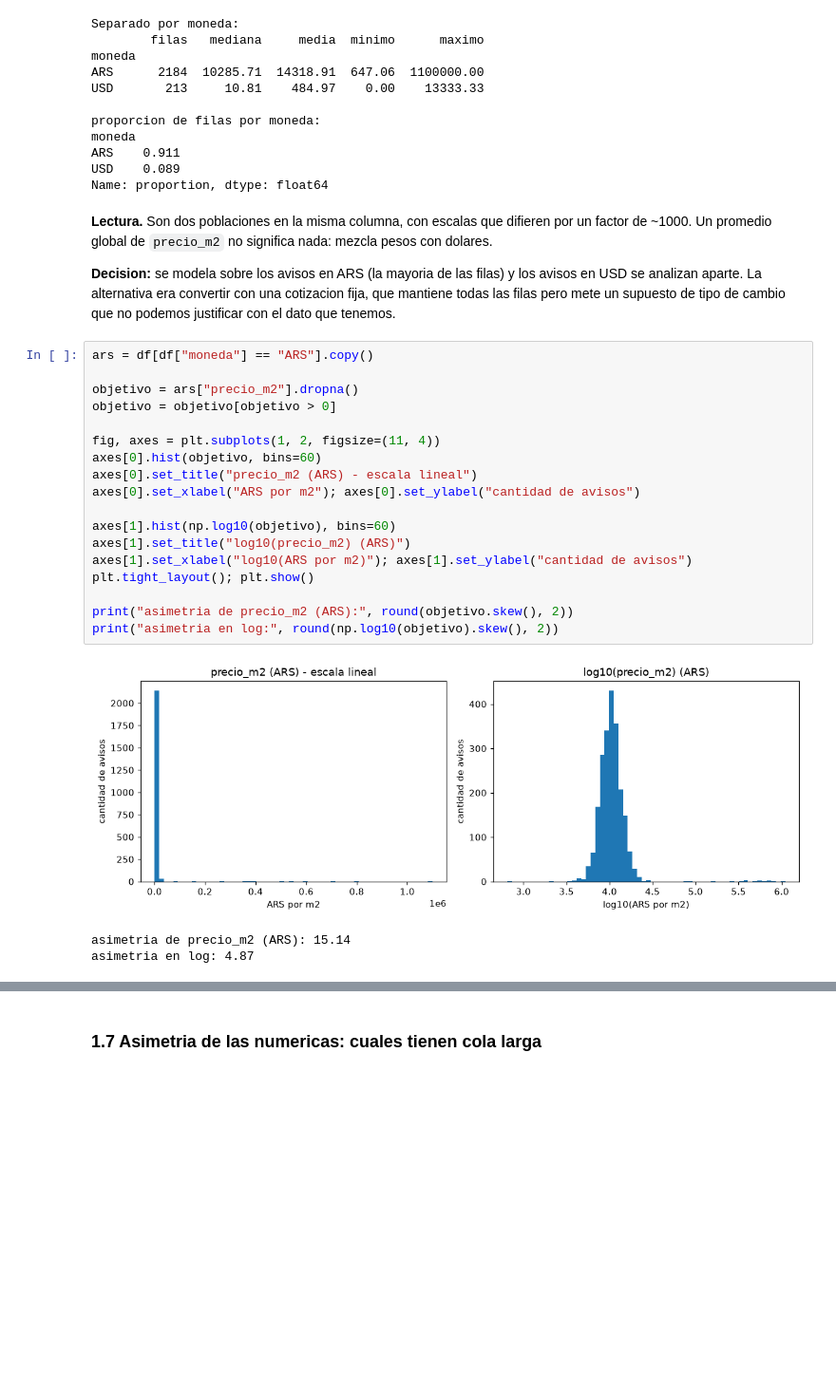
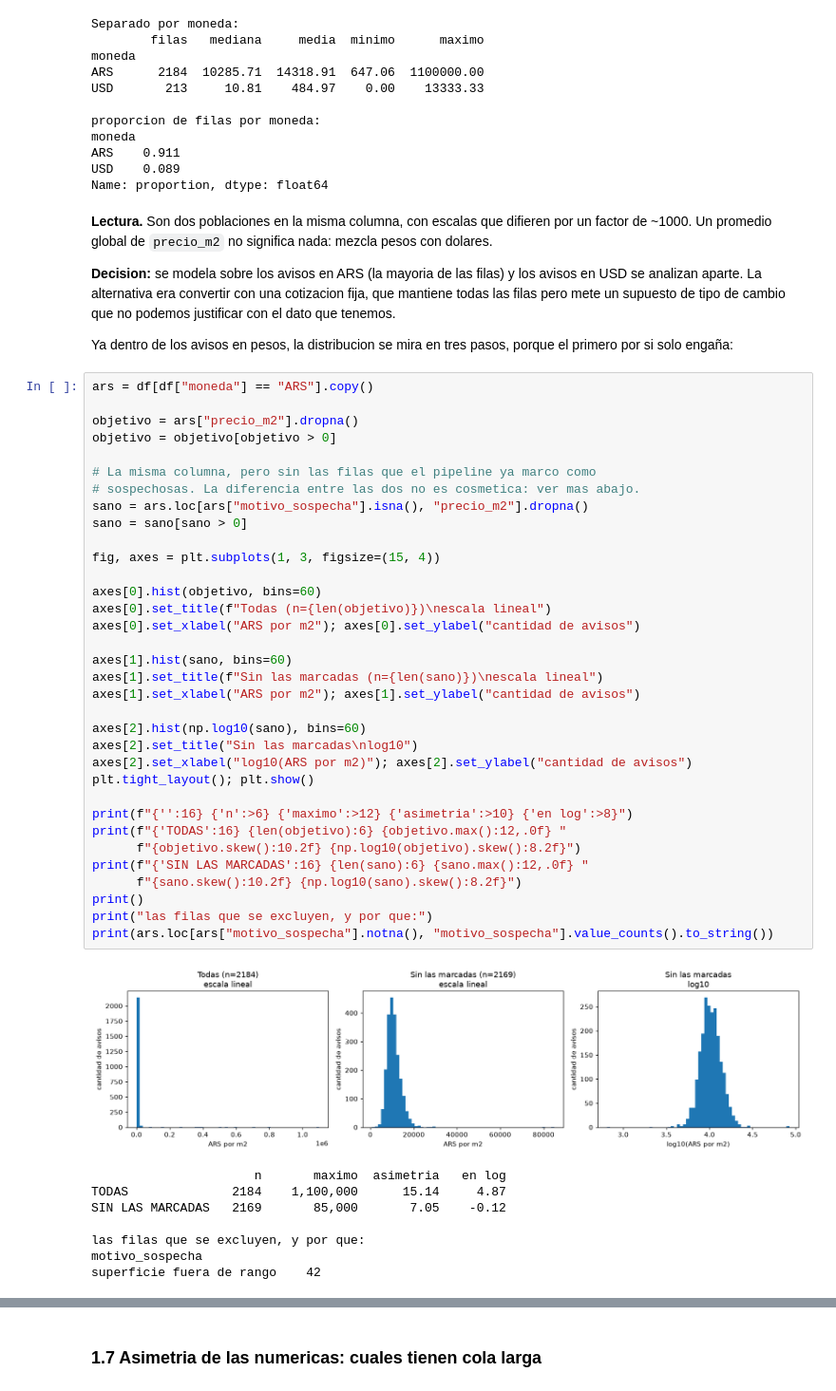
Before and after one commit to SantinoGiovannini/Alquileres-Ciencia-de-Datos, a Jupyter notebook: notebooks/entrega2_eda.ipynb, the cells around one changed output, grey strips where cells are left out. Shown at 95% size. Saved outputs shown, nothing was run; the diff lists cells and outputs as text; blank space fills up the shorter version.

```diff
--- a/notebooks/entrega2_eda.ipynb
+++ b/notebooks/entrega2_eda.ipynb
@@ -267,25 +267,49 @@ significa nada: mezcla pesos con dolares.
 los avisos en USD se analizan aparte. La alternativa era convertir con una
 cotizacion fija, que mantiene todas las filas pero mete un supuesto de tipo
 de cambio que no podemos justificar con el dato que tenemos.
+
+Ya dentro de los avisos en pesos, la distribucion se mira en tres pasos,
+porque el primero por si solo engaña:
 # %%
 ars = df[df["moneda"] == "ARS"].copy()
 
 objetivo = ars["precio_m2"].dropna()
 objetivo = objetivo[objetivo > 0]
 
-fig, axes = plt.subplots(1, 2, figsize=(11, 4))
+# La misma columna, pero sin las filas que el pipeline ya marco como
+# sospechosas. La diferencia entre las dos no es cosmetica: ver mas abajo.
+sano = ars.loc[ars["motivo_sospecha"].isna(), "precio_m2"].dropna()
+sano = sano[sano > 0]
+
+fig, axes = plt.subplots(1, 3, figsize=(15, 4))
+
 axes[0].hist(objetivo, bins=60)
-axes[0].set_title("precio_m2 (ARS) - escala lineal")
+axes[0].set_title(f"Todas (n={len(objetivo)})\nescala lineal")
 axes[0].set_xlabel("ARS por m2"); axes[0].set_ylabel("cantidad de avisos")
 
-axes[1].hist(np.log10(objetivo), bins=60)
-axes[1].set_title("log10(precio_m2) (ARS)")
-axes[1].set_xlabel("log10(ARS por m2)"); axes[1].set_ylabel("cantidad de avisos")
+axes[1].hist(sano, bins=60)
+axes[1].set_title(f"Sin las marcadas (n={len(sano)})\nescala lineal")
+axes[1].set_xlabel("ARS por m2"); axes[1].set_ylabel("cantidad de avisos")
+
+axes[2].hist(np.log10(sano), bins=60)
+axes[2].set_title("Sin las marcadas\nlog10")
+axes[2].set_xlabel("log10(ARS por m2)"); axes[2].set_ylabel("cantidad de avisos")
 plt.tight_layout(); plt.show()
 
-print("asimetria de precio_m2 (ARS):", round(objetivo.skew(), 2))
-print("asimetria en log:", round(np.log10(objetivo).skew(), 2))
+print(f"{'':16} {'n':>6} {'maximo':>12} {'asimetria':>10} {'en log':>8}")
+print(f"{'TODAS':16} {len(objetivo):6} {objetivo.max():12,.0f} "
+      f"{objetivo.skew():10.2f} {np.log10(objetivo).skew():8.2f}")
+print(f"{'SIN LAS MARCADAS':16} {len(sano):6} {sano.max():12,.0f} "
+      f"{sano.skew():10.2f} {np.log10(sano).skew():8.2f}")
+print()
+print("las filas que se excluyen, y por que:")
+print(ars.loc[ars["motivo_sospecha"].notna(), "motivo_sospecha"].value_counts().to_string())
 # %% [output]
-[figure, old version]
+[figure, new version]
-asimetria de precio_m2 (ARS): 15.14
-asimetria en log: 4.87
+                      n       maximo  asimetria   en log
+TODAS              2184    1,100,000      15.14     4.87
+SIN LAS MARCADAS   2169       85,000       7.05    -0.12
+
+las filas que se excluyen, y por que:
+motivo_sospecha
+superficie fuera de rango    42
```
Also changed, not shown: parts of 1 cell of this notebook, 2 other files.
